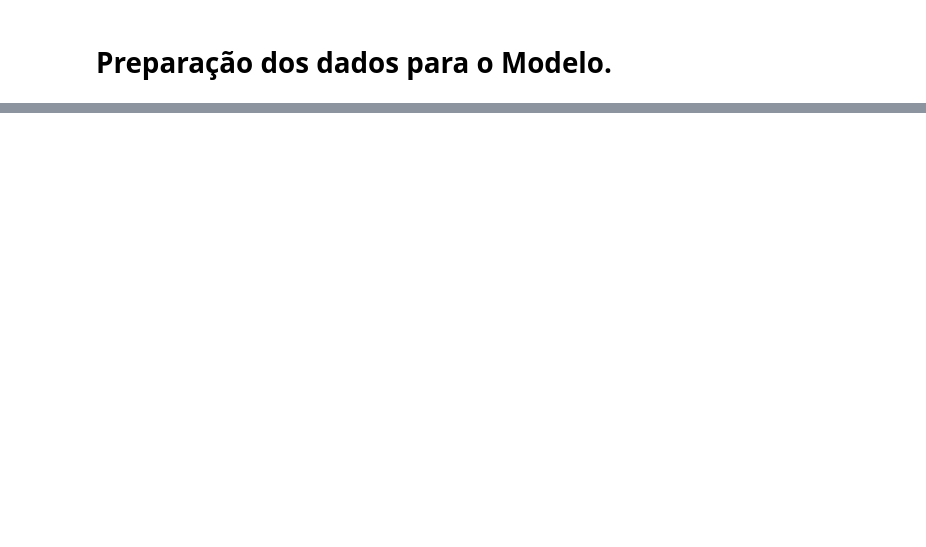
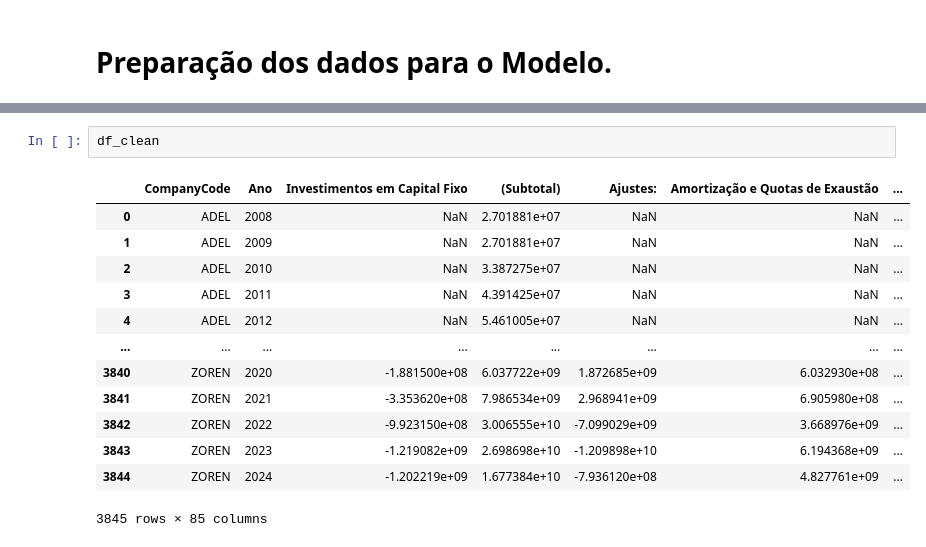
Before and after one commit to lgregs/TCC-CD-USP, a Jupyter notebook: data_preparation.ipynb, the cells around one changed output, grey strips where cells are left out. Saved outputs shown, nothing was run; the diff lists cells and outputs as text; blank space fills up the shorter version.

```diff
--- a/data_preparation.ipynb
+++ b/data_preparation.ipynb
@@ -86,0 +24,16 @@ df.head()
+# %%
+df_clean
+# %% [output]
+|  | CompanyCode | Ano | Investimentos em Capital Fixo | (Subtotal) | Ajustes: | Amortização e Quotas de Exaustão | ... |
+| 0 | ADEL | 2008 | NaN | 2.701881e+07 | NaN | NaN | ... |
+| 1 | ADEL | 2009 | NaN | 2.701881e+07 | NaN | NaN | ... |
+| 2 | ADEL | 2010 | NaN | 3.387275e+07 | NaN | NaN | ... |
+| 3 | ADEL | 2011 | NaN | 4.391425e+07 | NaN | NaN | ... |
+| 4 | ADEL | 2012 | NaN | 5.461005e+07 | NaN | NaN | ... |
+| ... | ... | ... | ... | ... | ... | ... | ... |
+| 3840 | ZOREN | 2020 | -1.881500e+08 | 6.037722e+09 | 1.872685e+09 | 6.032930e+08 | ... |
+| 3841 | ZOREN | 2021 | -3.353620e+08 | 7.986534e+09 | 2.968941e+09 | 6.905980e+08 | ... |
+| 3842 | ZOREN | 2022 | -9.923150e+08 | 3.006555e+10 | -7.099029e+09 | 3.668976e+09 | ... |
+| 3843 | ZOREN | 2023 | -1.219082e+09 | 2.698698e+10 | -1.209898e+10 | 6.194368e+09 | ... |
+| 3844 | ZOREN | 2024 | -1.202219e+09 | 1.677384e+10 | -7.936120e+08 | 4.827761e+09 | ... |
+3845 rows × 85 columns
```
Also changed, not shown: parts of 27 cells of this notebook.
